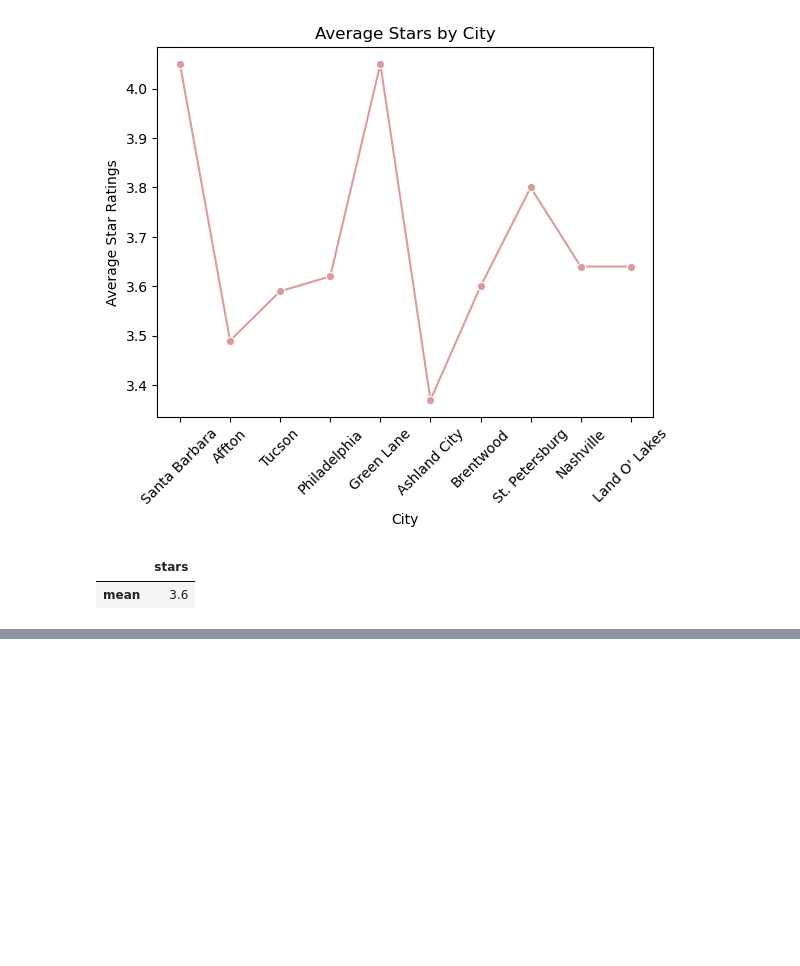
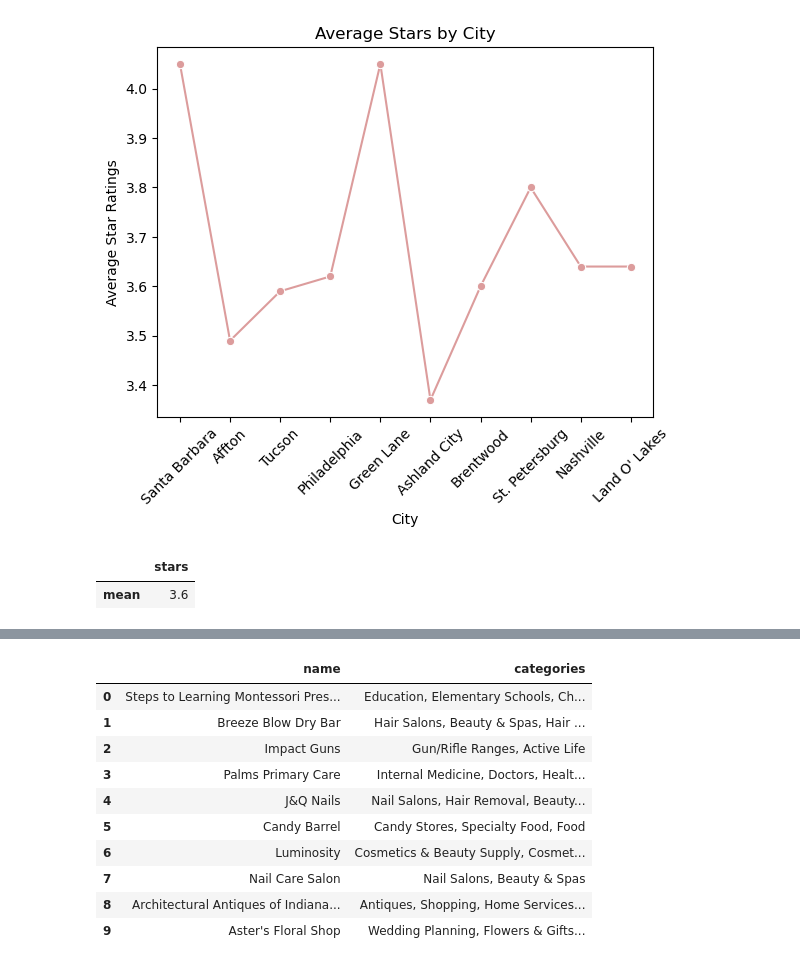
Before and after one commit to Sandokhan/yelp_project, a Jupyter notebook: eda_beatriz.ipynb, the cells around one changed output, grey strips where cells are left out. Drawn from its saved outputs; the diff is of its cells as text; code cells hidden in the pictures; blank space fills up the shorter version.

```diff
--- a/eda_beatriz.ipynb
+++ b/eda_beatriz.ipynb
@@ -182,0 +193,15 @@ avg_stars
+# %%
+data = businness[['name', 'categories']]
+data.head(10)
+# %% [output]
+|  | name | categories |
+| 0 | Steps to Learning Montessori Pres... | Education, Elementary Schools, Ch... |
+| 1 | Breeze Blow Dry Bar | Hair Salons, Beauty & Spas, Hair ... |
+| 2 | Impact Guns | Gun/Rifle Ranges, Active Life |
+| 3 | Palms Primary Care | Internal Medicine, Doctors, Healt... |
+| 4 | J&Q Nails | Nail Salons, Hair Removal, Beauty... |
+| 5 | Candy Barrel | Candy Stores, Specialty Food, Food |
+| 6 | Luminosity | Cosmetics & Beauty Supply, Cosmet... |
+| 7 | Nail Care Salon | Nail Salons, Beauty & Spas |
+| 8 | Architectural Antiques of Indiana... | Antiques, Shopping, Home Services... |
+| 9 | Aster's Floral Shop | Wedding Planning, Flowers & Gifts... |
```
Also changed, not shown: parts of 5 cells of this notebook.
